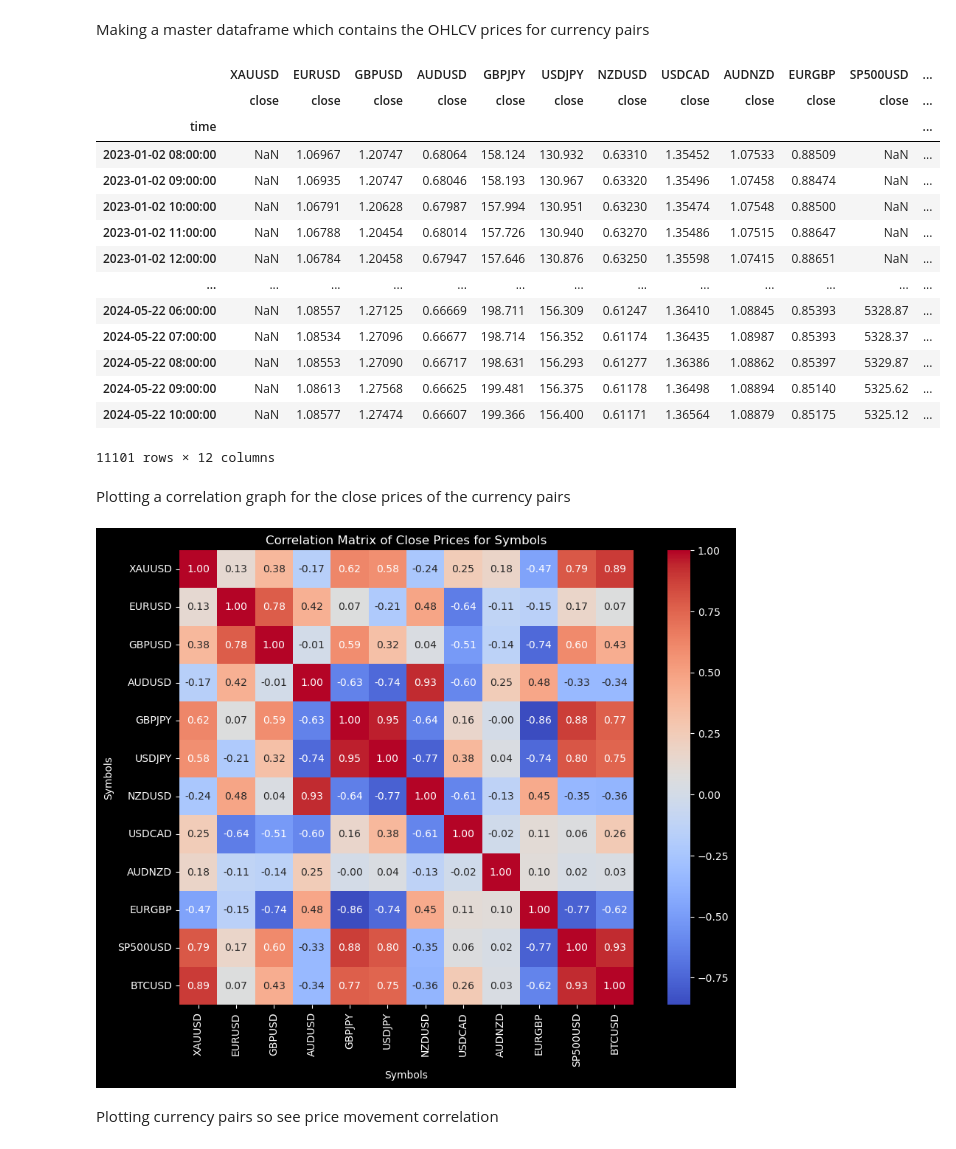
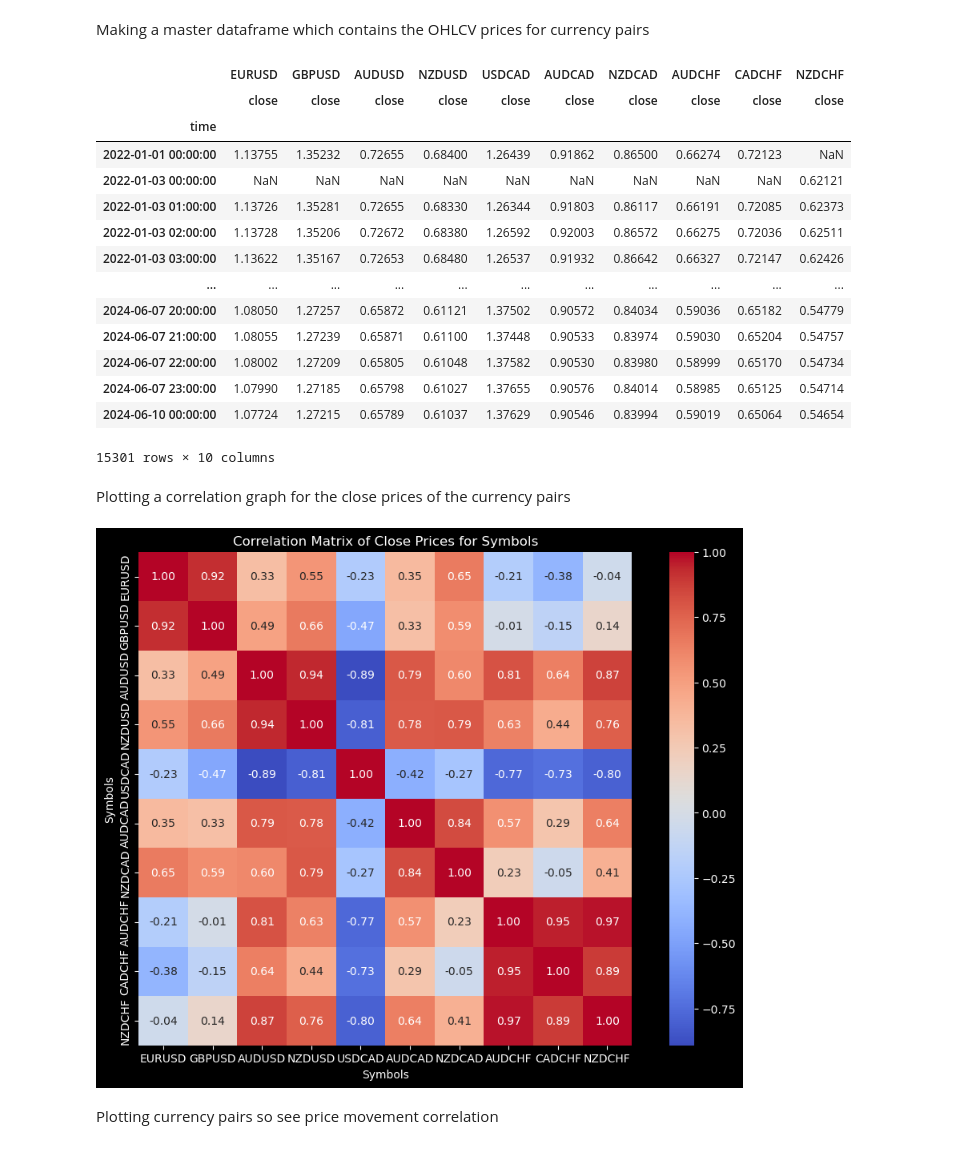
Before and after one commit to KhizarImran/AlgoTrading, a Jupyter notebook: Quant_Research/Pairs Trading/pairs_trading_research.ipynb, the cells around one changed output. Cells and saved outputs as stored; diff of their text form; code cells hidden in the pictures.

```diff
--- a/Quant_Research/Pairs Trading/pairs_trading_research.ipynb
+++ b/Quant_Research/Pairs Trading/pairs_trading_research.ipynb
@@ -13,48 +13,48 @@ Making a master dataframe which contains the OHLCV prices for currency pairs
 # %%
 
 mt5.initialize()
 
-symbols = ['XAUUSD', 'EURUSD', 'GBPUSD', 'AUDUSD', 'GBPJPY', 'USDJPY', 'NZDUSD',  'USDCAD', 'AUDNZD' , 'EURGBP', 'SP500USD', 'BTCUSD' ]
+symbols = ['EURUSD', 'GBPUSD', 'AUDUSD', 'NZDUSD',  'USDCAD', 'AUDCAD', 'NZDCAD', 'AUDCHF', 'CADCHF', 'NZDCHF'  ]
 timeframe = mt5.TIMEFRAME_H1
-start_date = datetime(2023, 1, 1)
+start_date = datetime(2022, 1, 1)
 end_time = datetime.now()
 
 def get_data(symbol, timeframe, start_date, end_time):
     rates = mt5.copy_rates_range(symbol, timeframe, start_date, end_time)
     df = pd.DataFrame(rates)
     df = df[['time','close']]
     df['time'] = pd.to_datetime(df['time'], unit='s')
     df.set_index('time', inplace=True)
     return df
 
 def multiple_pairs_data(symbols):
     symbols_data = {}
     for symbol in symbols:
         symbols_data[symbol] = get_data(symbol, timeframe, start_date, end_time)
     # Concatenate data for each symbol into a single DataFrame
     symbols_data_concatenated = pd.concat(symbols_data, axis=1)
     return symbols_data_concatenated
 
 
 symbols_data_concatenated = multiple_pairs_data(symbols)
 
 symbols_data_concatenated
 # %% [output]
-|  | XAUUSD | EURUSD | GBPUSD | AUDUSD | GBPJPY | USDJPY | NZDUSD | USDCAD | AUDNZD | EURGBP | SP500USD | ... |
-|  | close | close | close | close | close | close | close | close | close | close | close | ... |
-| time |  |  |  |  |  |  |  |  |  |  |  | ... |
-| 2023-01-02 08:00:00 | NaN | 1.06967 | 1.20747 | 0.68064 | 158.124 | 130.932 | 0.63310 | 1.35452 | 1.07533 | 0.88509 | NaN | ... |
-| 2023-01-02 09:00:00 | NaN | 1.06935 | 1.20747 | 0.68046 | 158.193 | 130.967 | 0.63320 | 1.35496 | 1.07458 | 0.88474 | NaN | ... |
-| 2023-01-02 10:00:00 | NaN | 1.06791 | 1.20628 | 0.67987 | 157.994 | 130.951 | 0.63230 | 1.35474 | 1.07548 | 0.88500 | NaN | ... |
-| 2023-01-02 11:00:00 | NaN | 1.06788 | 1.20454 | 0.68014 | 157.726 | 130.940 | 0.63270 | 1.35486 | 1.07515 | 0.88647 | NaN | ... |
-| 2023-01-02 12:00:00 | NaN | 1.06784 | 1.20458 | 0.67947 | 157.646 | 130.876 | 0.63250 | 1.35598 | 1.07415 | 0.88651 | NaN | ... |
-| ... | ... | ... | ... | ... | ... | ... | ... | ... | ... | ... | ... | ... |
-| 2024-05-22 06:00:00 | NaN | 1.08557 | 1.27125 | 0.66669 | 198.711 | 156.309 | 0.61247 | 1.36410 | 1.08845 | 0.85393 | 5328.87 | ... |
-| 2024-05-22 07:00:00 | NaN | 1.08534 | 1.27096 | 0.66677 | 198.714 | 156.352 | 0.61174 | 1.36435 | 1.08987 | 0.85393 | 5328.37 | ... |
-| 2024-05-22 08:00:00 | NaN | 1.08553 | 1.27090 | 0.66717 | 198.631 | 156.293 | 0.61277 | 1.36386 | 1.08862 | 0.85397 | 5329.87 | ... |
-| 2024-05-22 09:00:00 | NaN | 1.08613 | 1.27568 | 0.66625 | 199.481 | 156.375 | 0.61178 | 1.36498 | 1.08894 | 0.85140 | 5325.62 | ... |
-| 2024-05-22 10:00:00 | NaN | 1.08577 | 1.27474 | 0.66607 | 199.366 | 156.400 | 0.61171 | 1.36564 | 1.08879 | 0.85175 | 5325.12 | ... |
+|  | EURUSD | GBPUSD | AUDUSD | NZDUSD | USDCAD | AUDCAD | NZDCAD | AUDCHF | CADCHF | NZDCHF |
+|  | close | close | close | close | close | close | close | close | close | close |
+| time |  |  |  |  |  |  |  |  |  |  |
+| 2022-01-01 00:00:00 | 1.13755 | 1.35232 | 0.72655 | 0.68400 | 1.26439 | 0.91862 | 0.86500 | 0.66274 | 0.72123 | NaN |
+| 2022-01-03 00:00:00 | NaN | NaN | NaN | NaN | NaN | NaN | NaN | NaN | NaN | 0.62121 |
+| 2022-01-03 01:00:00 | 1.13726 | 1.35281 | 0.72655 | 0.68330 | 1.26344 | 0.91803 | 0.86117 | 0.66191 | 0.72085 | 0.62373 |
+| 2022-01-03 02:00:00 | 1.13728 | 1.35206 | 0.72672 | 0.68380 | 1.26592 | 0.92003 | 0.86572 | 0.66275 | 0.72036 | 0.62511 |
+| 2022-01-03 03:00:00 | 1.13622 | 1.35167 | 0.72653 | 0.68480 | 1.26537 | 0.91932 | 0.86642 | 0.66327 | 0.72147 | 0.62426 |
+| ... | ... | ... | ... | ... | ... | ... | ... | ... | ... | ... |
+| 2024-06-07 20:00:00 | 1.08050 | 1.27257 | 0.65872 | 0.61121 | 1.37502 | 0.90572 | 0.84034 | 0.59036 | 0.65182 | 0.54779 |
+| 2024-06-07 21:00:00 | 1.08055 | 1.27239 | 0.65871 | 0.61100 | 1.37448 | 0.90533 | 0.83974 | 0.59030 | 0.65204 | 0.54757 |
+| 2024-06-07 22:00:00 | 1.08002 | 1.27209 | 0.65805 | 0.61048 | 1.37582 | 0.90530 | 0.83980 | 0.58999 | 0.65170 | 0.54734 |
+| 2024-06-07 23:00:00 | 1.07990 | 1.27185 | 0.65798 | 0.61027 | 1.37655 | 0.90576 | 0.84014 | 0.58985 | 0.65125 | 0.54714 |
+| 2024-06-10 00:00:00 | 1.07724 | 1.27215 | 0.65789 | 0.61037 | 1.37629 | 0.90546 | 0.83994 | 0.59019 | 0.65064 | 0.54654 |
-11101 rows × 12 columns
+15301 rows × 10 columns
 # %% [markdown]
 Plotting a correlation graph for the close prices of the currency pairs
 # %%
@@ -72,7 +72,7 @@ plt.xlabel('Symbols')
 plt.ylabel('Symbols')
 plt.show()
 # %% [output]
-[figure, old version]
+[figure, new version]
 # %% [markdown]
 Plotting currency pairs so see price movement correlation
 # %%
```
Also changed, not shown: parts of 9 cells of this notebook, 4 other files.
